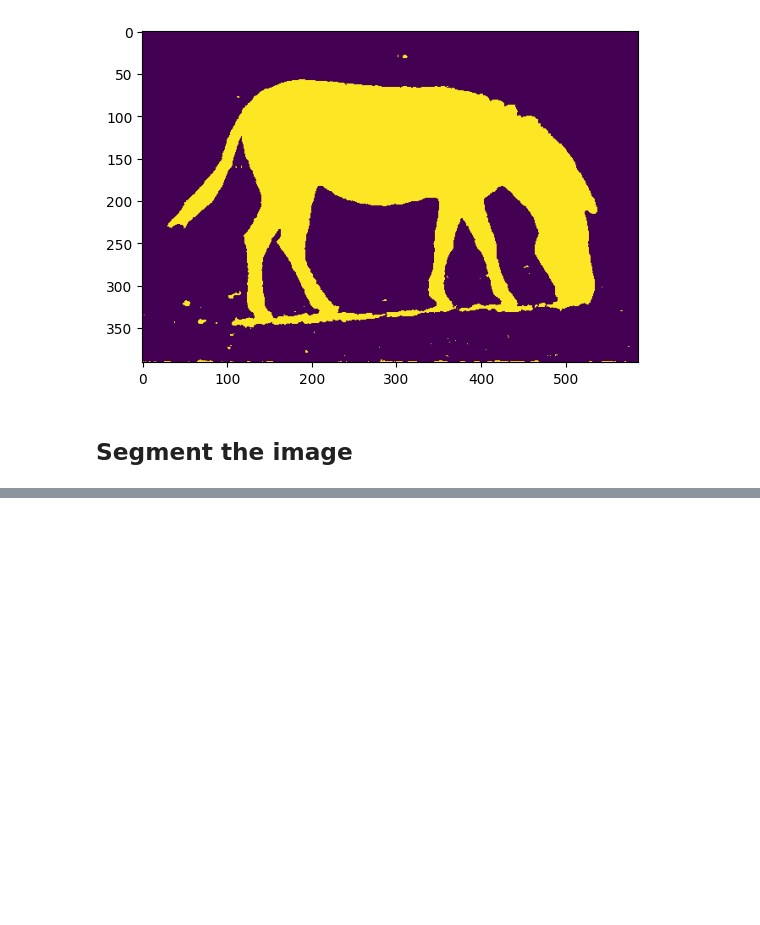
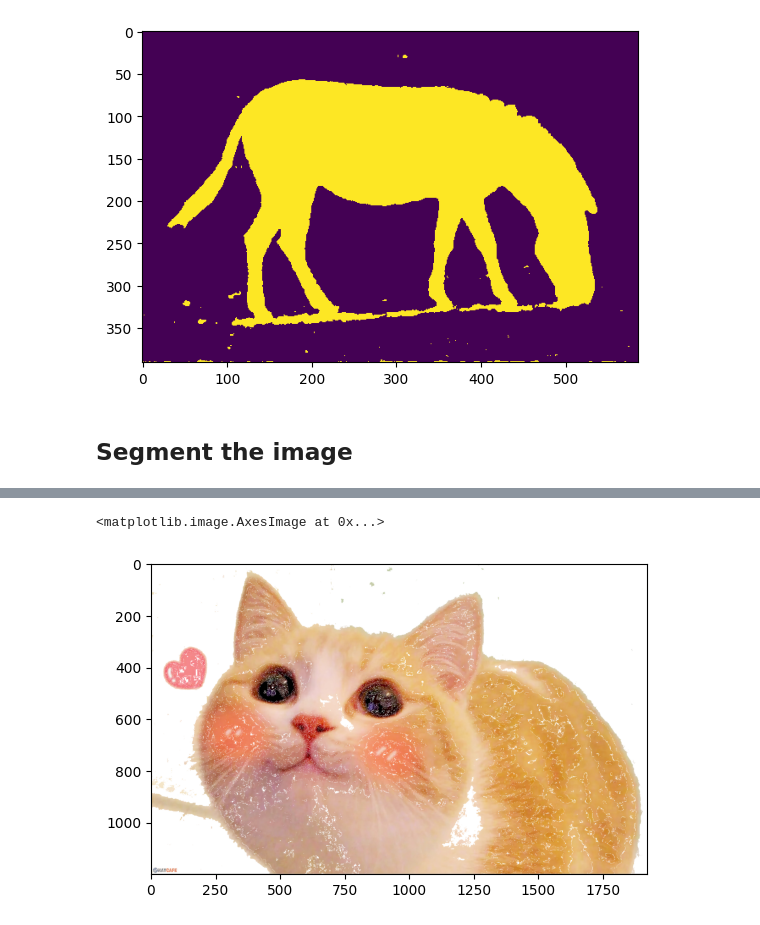
Before and after one commit to funaLee/DS102, a Jupyter notebook: LAB05/assignment.ipynb, the cells around one changed output, grey strips where cells are left out. Drawn from its saved outputs; the diff is of its cells as text; code cells hidden in the pictures; blank space fills up the shorter version.

```diff
--- a/LAB05/assignment.ipynb
+++ b/LAB05/assignment.ipynb
@@ -66,0 +88,5 @@ plt.axis("off")
+# %%
+plt.imshow(cv.cvtColor(segmented_test_image, cv.COLOR_BGR2RGB))
+# %% [output]
+<matplotlib.image.AxesImage at 0x...>
+[figure, added]
```
Also changed, not shown: parts of 11 cells of this notebook, 1 other file.
